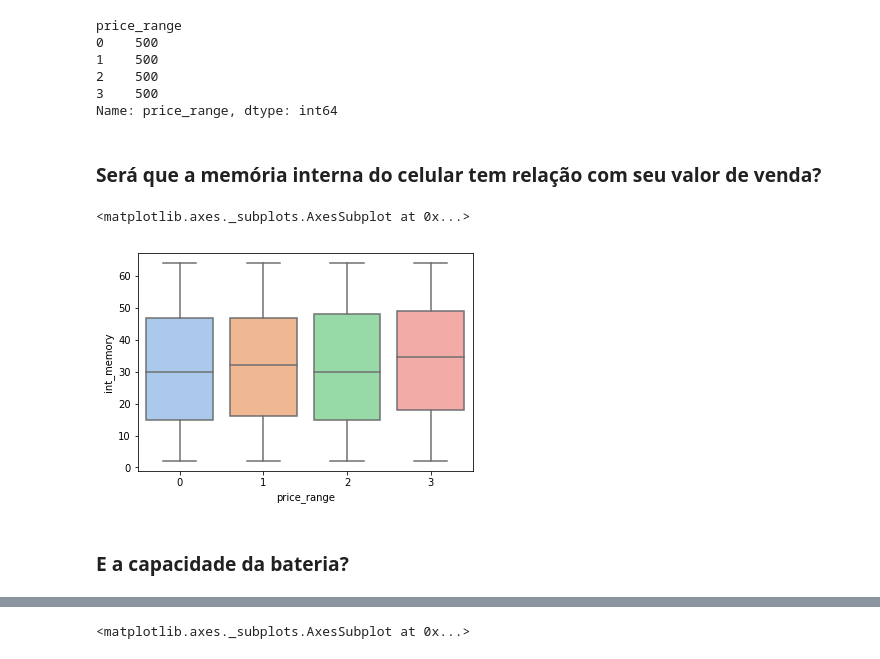
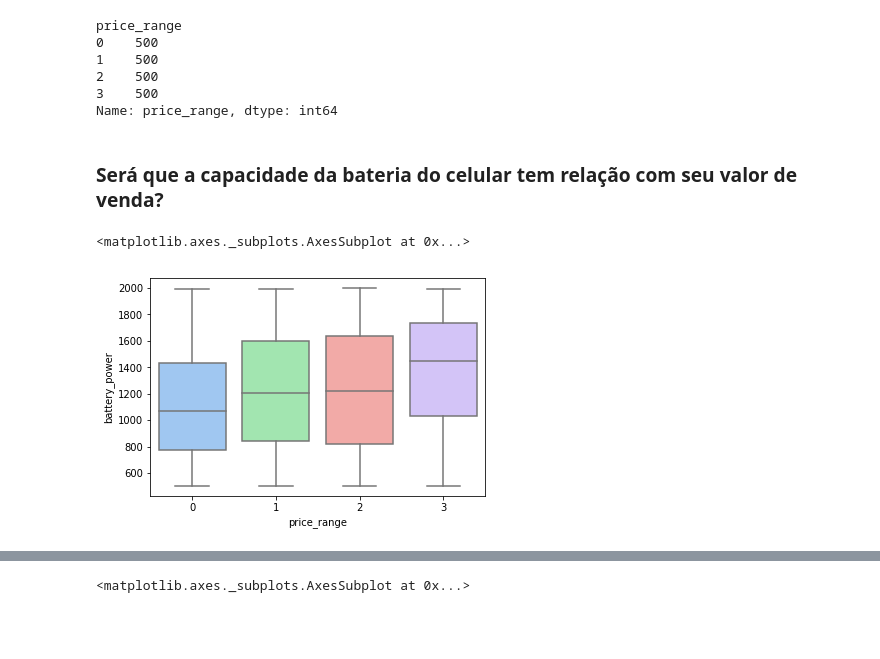
Before and after one commit to judaikawa/AI-Movile-Next, a Jupyter notebook: Aula 1/Aula 1 - Classificação.ipynb, the cells around one changed output, grey strips where cells are left out. Saved outputs shown, nothing was run; the diff lists cells and outputs as text; code cells hidden in the pictures; blank space fills up the shorter version.

```diff
--- a/Aula 1/Aula 1 - Classificação.ipynb
+++ b/Aula 1/Aula 1 - Classificação.ipynb
@@ -30,14 +30,12 @@ price_range
 3    500
 Name: price_range, dtype: int64
 # %% [markdown]
-### Será que a memória interna do celular tem relação com seu valor de venda?
+### Será que a capacidade da bateria do celular tem relação com seu valor de venda?
 # %%
 import seaborn as sns
 
-sns.boxplot(x="price_range", y="int_memory",
+sns.boxplot(x="price_range", y="battery_power",
             data=df, palette="pastel")
 # %% [output]
 <matplotlib.axes._subplots.AxesSubplot at 0x...>
-[figure, old version]
+[figure, new version]
-# %% [markdown]
-### E a capacidade da bateria?
```
Also changed, not shown: parts of 24 cells of this notebook.
